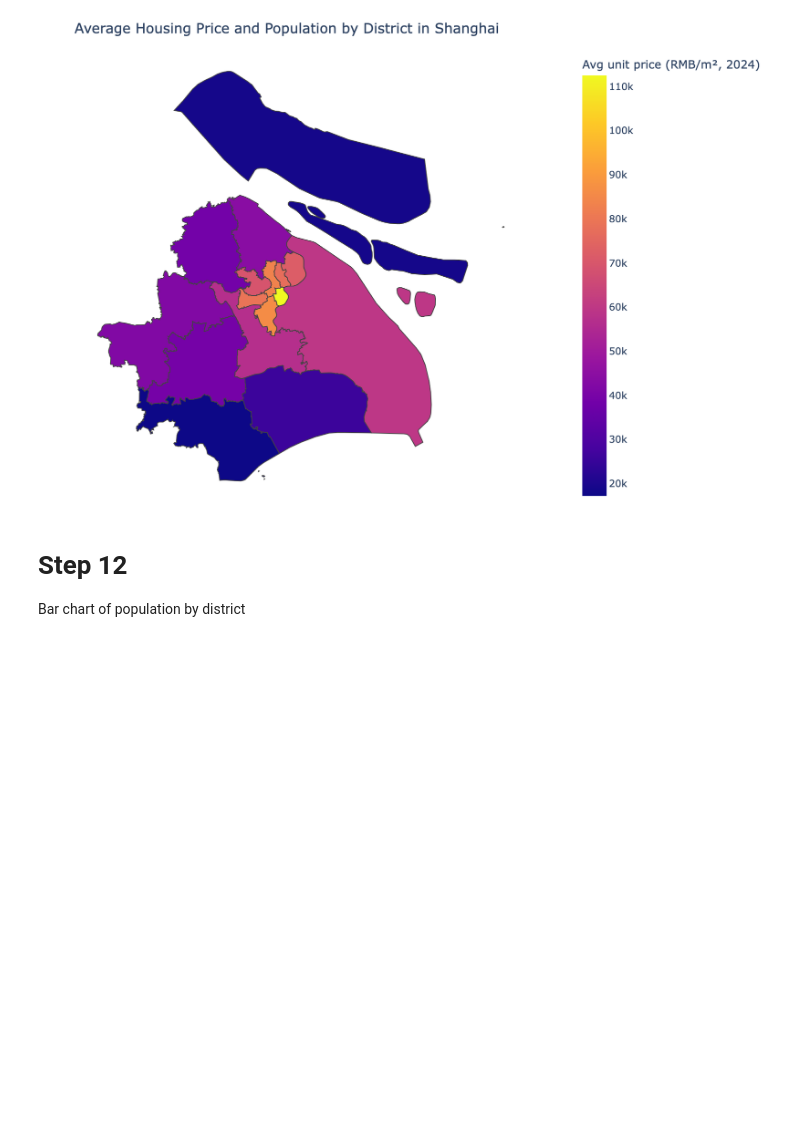
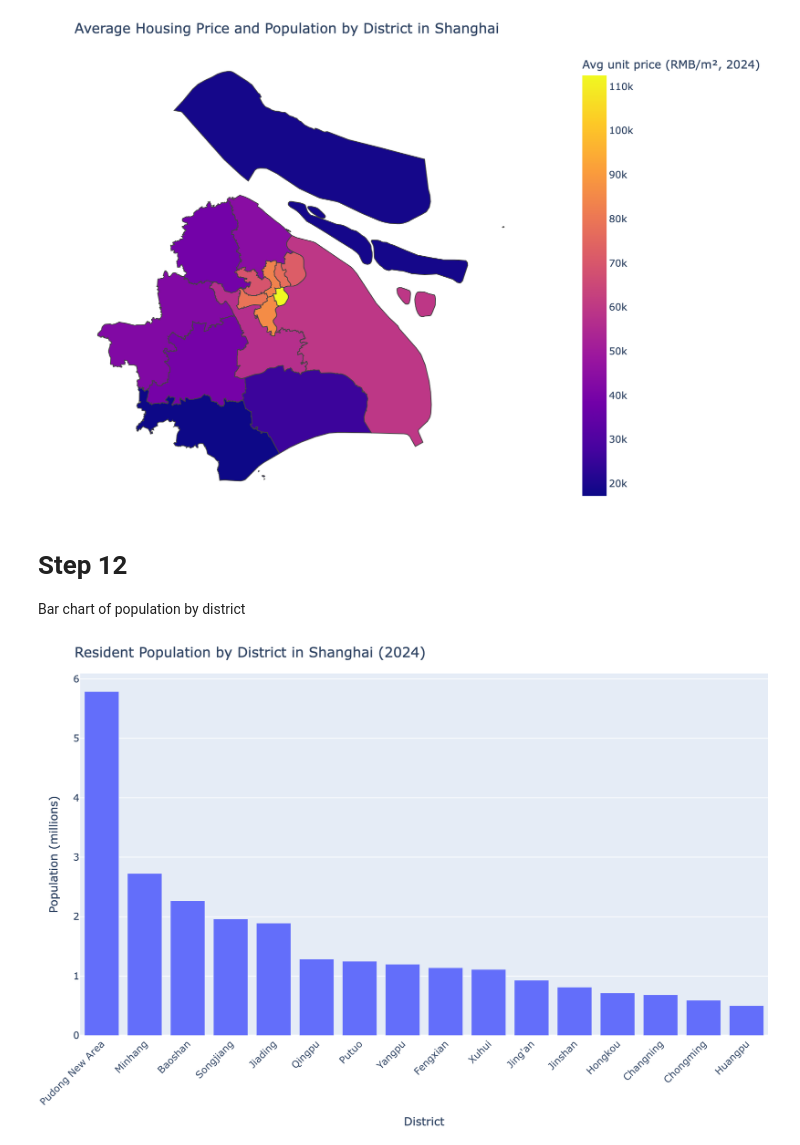
Before and after one commit to yc4747-star/yc4747-star.github.io, a Jupyter notebook: project2/project2.ipynb, the cells around one changed output. Cells and saved outputs as stored; diff of their text form; code cells hidden in the pictures; blank space fills up the shorter version.

Commit message:
add graphs

```diff
--- a/project2/project2.ipynb
+++ b/project2/project2.ipynb
@@ -331,30 +329,34 @@ Bar chart of population by district
 # %%
 # Keep one row per district and sort by population (descending)
 pop_bar = (
     df[["district", "population_persons"]]
     .drop_duplicates()
     .sort_values("population_persons", ascending=False)
     .copy()
 )
 
 # convert to millions to make the axis easier to read
 pop_bar["population_millions"] = pop_bar["population_persons"] / 1_000_000
 
 fig = px.bar(
     pop_bar,
     x="district",
     y="population_millions",
     labels={
         "district": "District",
         "population_millions": "Population (millions)"
     },
     title="Resident Population by District in Shanghai (2024)"
 )
 
 # Make x-axis labels easier to read
 fig.update_layout(
     xaxis_tickangle=-45,
     margin={"r":0, "t":40, "l":0, "b":80}
 )
 
-fig
+pio.write_image(fig, "shanghai_pop_bar.png", width=900, height=600, scale=2)
+
+display(Image("shanghai_pop_bar.png"))
+# %% [output]
+[figure, added]
```
Also changed, not shown: parts of 1 cell of this notebook, 1 other file.
